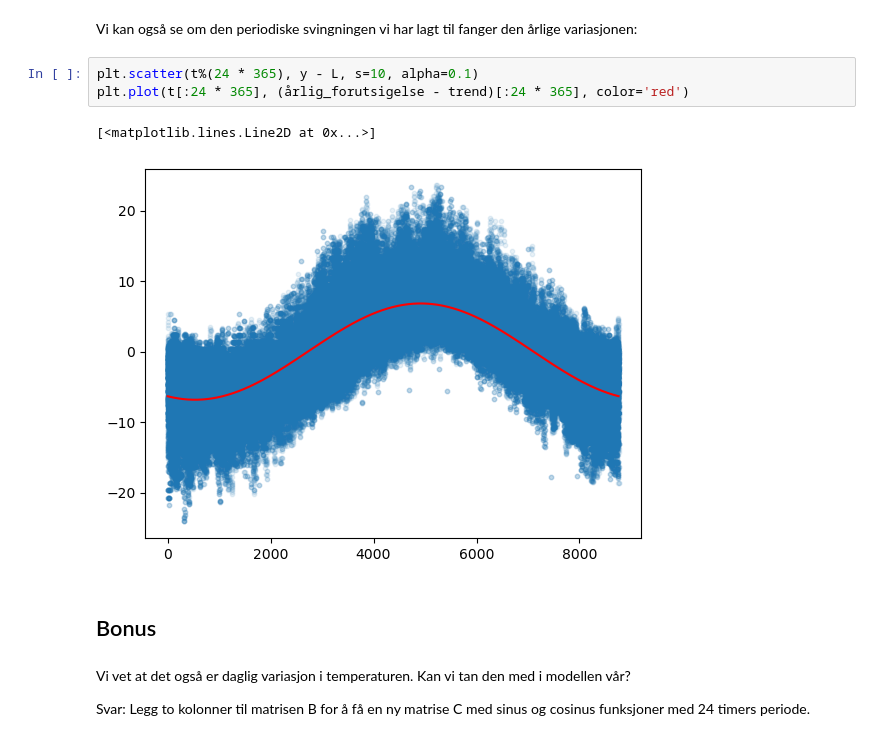
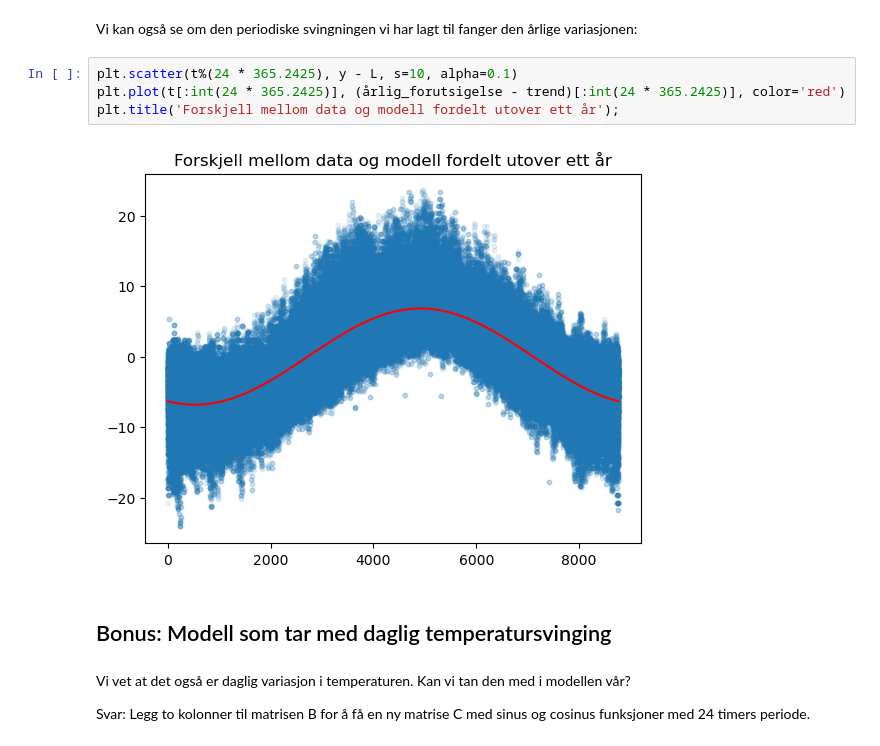
Before and after one commit to mbr085/V26MAT102, a Jupyter notebook: notebooks/uke13/Variasjoner_temperatur.ipynb, the cells around one changed output. Cells and saved outputs as stored; diff of their text form.

```diff
--- a/notebooks/uke13/Variasjoner_temperatur.ipynb
+++ b/notebooks/uke13/Variasjoner_temperatur.ipynb
@@ -177,13 +188,13 @@ plt.title(title);
 # %% [markdown]
 Vi kan også se om den periodiske svingningen vi har lagt til fanger den årlige variasjonen:
 # %%
-plt.scatter(t%(24 * 365), y - L, s=10, alpha=0.1)
-plt.plot(t[:24 * 365], (årlig_forutsigelse - trend)[:24 * 365], color='red')
+plt.scatter(t%(24 * 365.2425), y - L, s=10, alpha=0.1)
+plt.plot(t[:int(24 * 365.2425)], (årlig_forutsigelse - trend)[:int(24 * 365.2425)], color='red')
+plt.title('Forskjell mellom data og modell fordelt utover ett år');
 # %% [output]
-[<matplotlib.lines.Line2D at 0x...>]
-[figure, old version]
+[figure, new version]
 # %% [markdown]
-## Bonus
+## Bonus: Modell som tar med daglig temperatursvinging
 # %% [markdown]
 Vi vet at det også er daglig variasjon i temperaturen. Kan vi tan den med i modellen vår?
 
```
Also changed, not shown: parts of 16 cells of this notebook, 1 other file.
